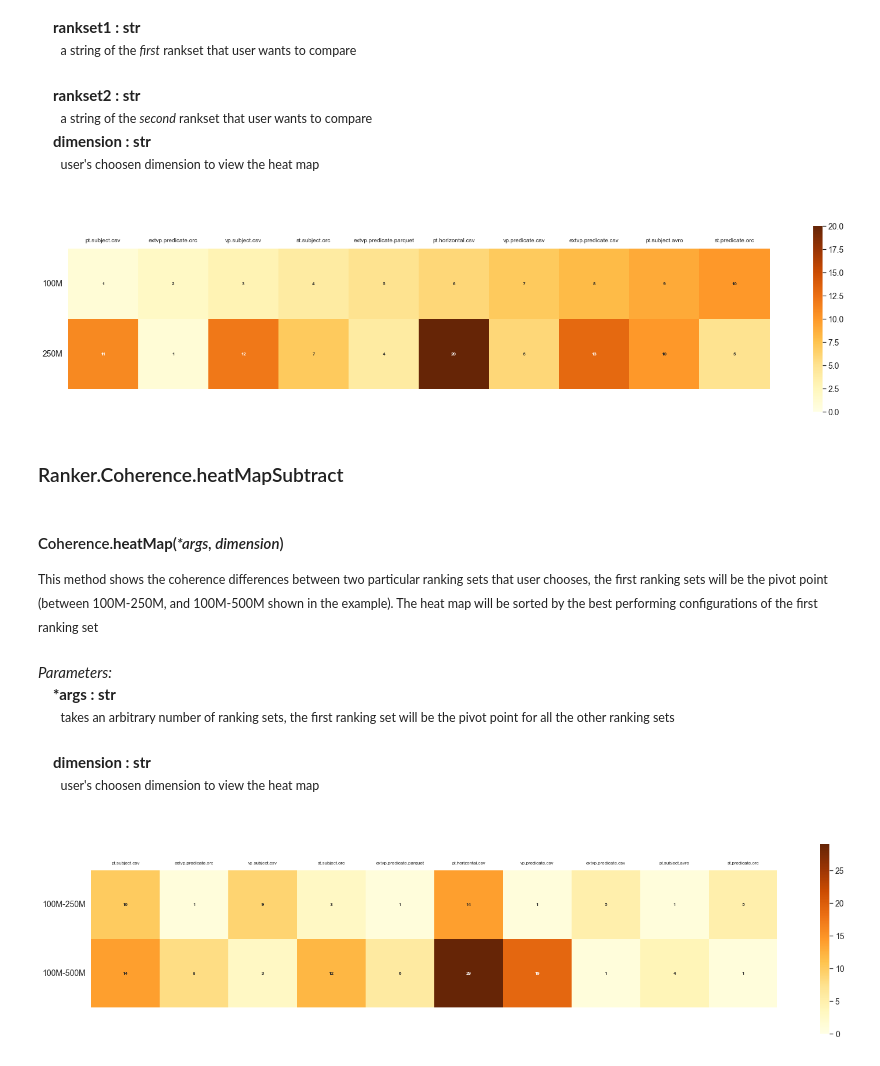
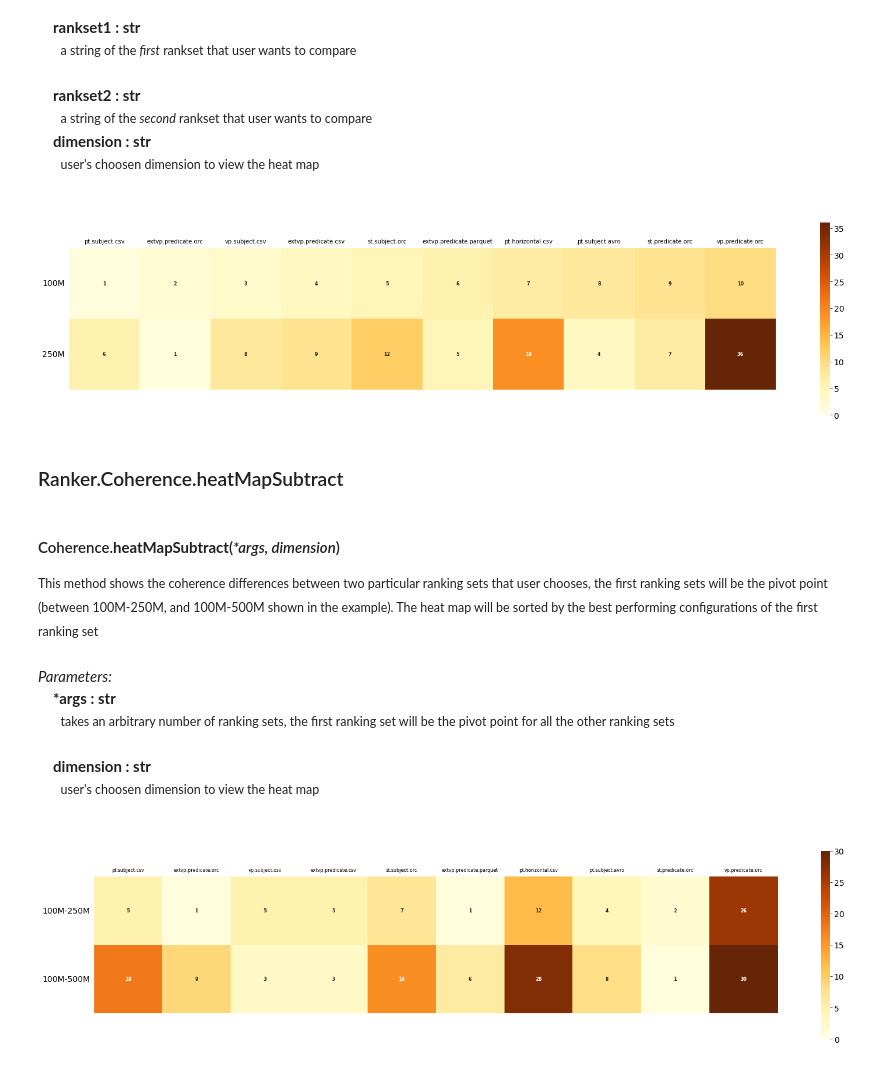
Before and after one commit to DataSystemsGroupUT/PAPyA, a Jupyter notebook: UI Module/BenchRanker.ipynb, the cells around one changed output. Saved outputs shown, nothing was run; the diff lists cells and outputs as text; code cells hidden in the pictures.

Commit message:
finish coherence ranker

```diff
--- a/UI Module/BenchRanker.ipynb
+++ b/UI Module/BenchRanker.ipynb
@@ -579,8 +579,10 @@ conf.configurationQueryRanks(dimension = 'schemas', mode = 0)
 &emsp;&emsp;<small>List of ranking criterions to see their kendall index's scores between ranking sets (i.e. dataset sizes).</small><br>
 # %%
 from Ranker import Coherence
+config_watdiv = 'settings_watdiv.yaml'
+logs_watdiv = 'log_watdiv'
 
-coherence_set = ['schemas', 'partition', 'storage', 'paretoQ', 'paretoAgg']
+coherence_set = ['paretoAgg', 'schemas', 'partition', 'storage', 'paretoQ', 'RTA']
 coh = Coherence(config_watdiv, logs_watdiv,coherence_set)
 # %% [markdown]
 ### Ranker.Coherence.run
@@ -615,13 +618,13 @@ coh.run('100M', '250M')
 &emsp; <b>dimension : str</b><br>
 &emsp;&emsp;<small>user's choosen dimension to view the heat map</small><br><br>
 # %%
-coh.heatMap('100M', "250M", dimension='paretoAgg')
+coh.heatMap('100M', "250M", dimension='RTA')
 # %% [output]
-[figure, old version]
+[figure, new version]
 # %% [markdown]
 ### Ranker.Coherence.heatMapSubtract
 # %% [markdown]
-#### Coherence.<b>heatMap</b>(<i>*args, dimension</i>)
+#### Coherence.<b>heatMapSubtract</b>(<i>*args, dimension</i>)
 <small>This method shows the coherence differences between two particular ranking sets that user chooses, the first ranking sets will be the pivot point (between 100M-250M, and 100M-500M shown in the example). The heat map will be sorted by the best performing configurations of the first ranking set</small><br><br>
 <i>Parameters:</i> <br>
 &emsp; <b>*args : str</b><br>
@@ -629,6 +632,6 @@ coh.heatMap('100M', "250M", dimension='paretoAgg')
 &emsp; <b>dimension : str</b><br>
 &emsp;&emsp;<small>user's choosen dimension to view the heat map</small><br><br>
 # %%
-coh.heatMapSubtract('100M', '250M', '500M', dimension='paretoAgg')
+coh.heatMapSubtract('100M', '250M', '500M', dimension='RTA')
 # %% [output]
-[figure, old version]
+[figure, new version]
```
Also changed, not shown: parts of 1 cell of this notebook, 1 other file.
